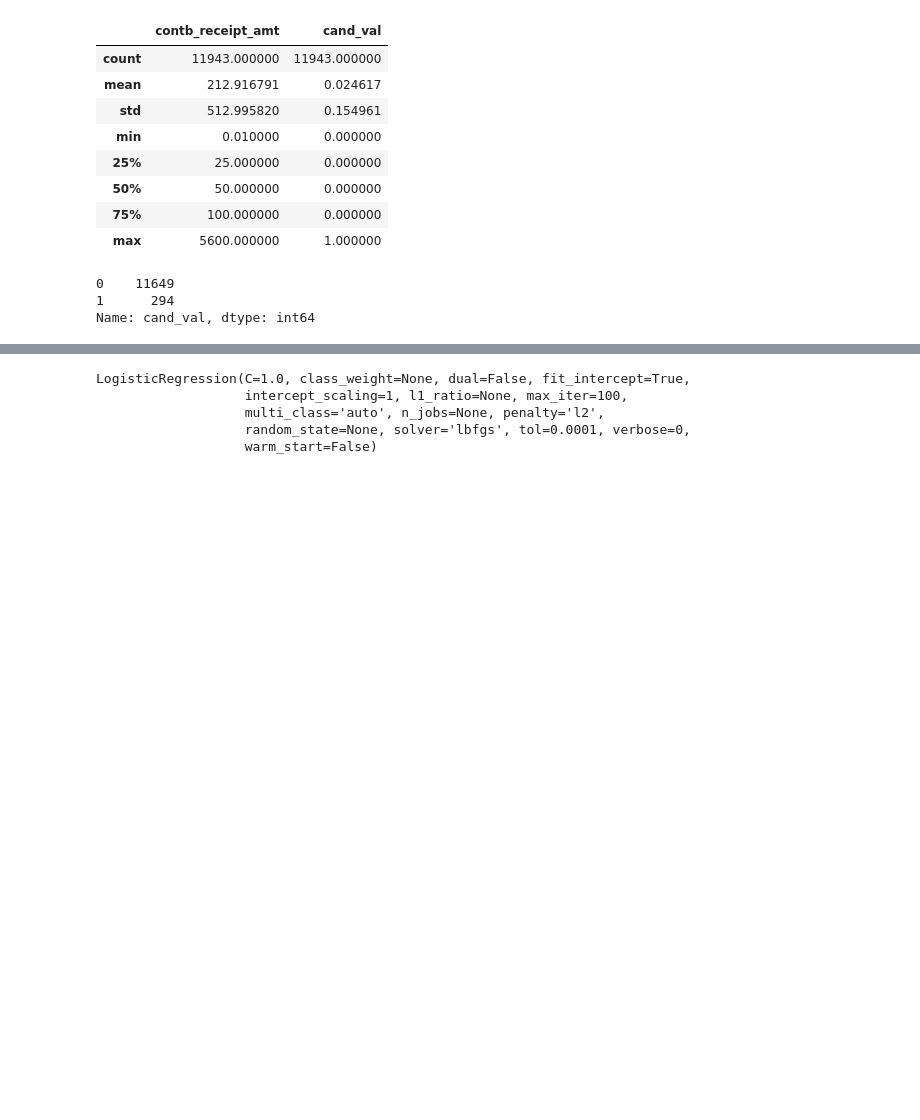
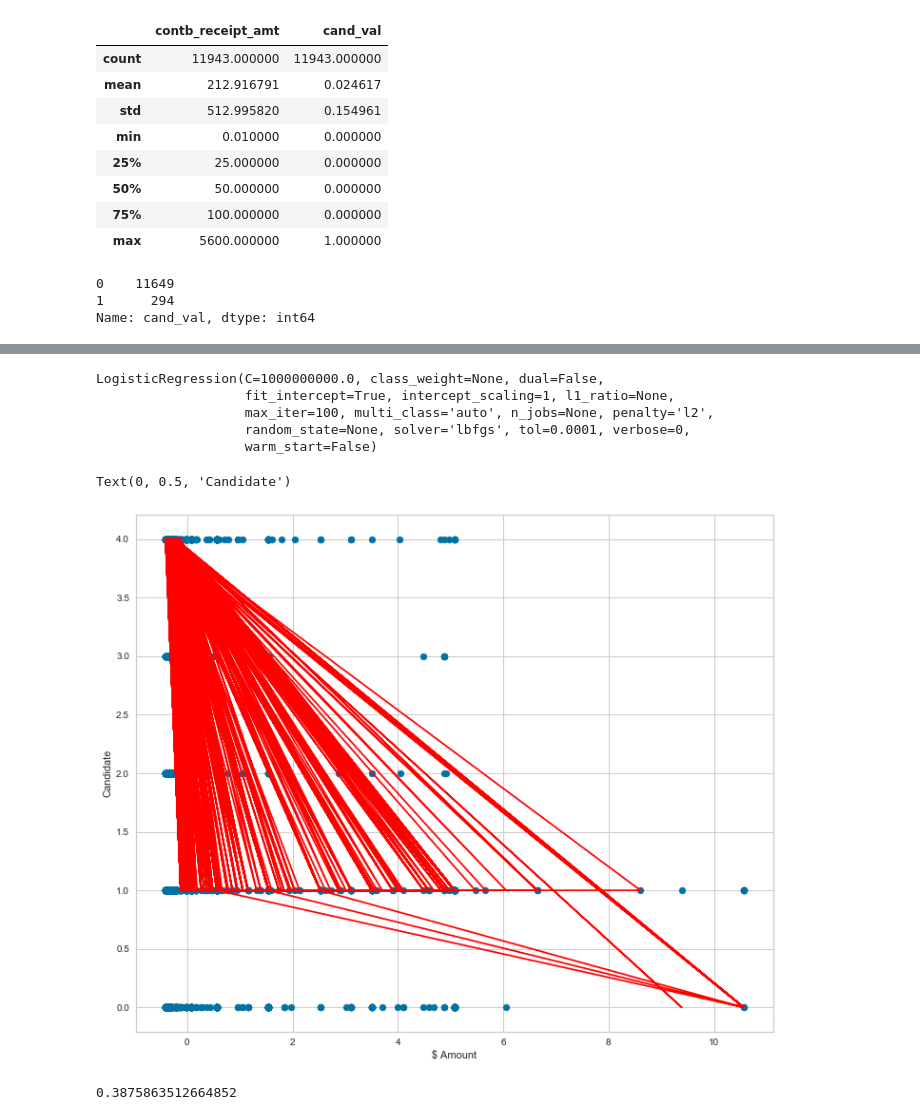
Before and after one commit to ali0003433/predict-recipient-presidential-contributions, a Jupyter notebook: 2. split-by-party.ipynb, the cells around one changed output, grey strips where cells are left out. Cells and saved outputs as stored; diff of their text form; code cells hidden in the pictures; blank space fills up the shorter version.

```diff
--- a/2. split-by-party.ipynb
+++ b/2. split-by-party.ipynb
@@ -149,10 +246,10 @@ X = np.array(X).reshape(-1,1)
 # %%
 # preliminary logistic regression
-lr = LogisticRegression(solver='lbfgs',multi_class='auto')
-lr.fit(X,y)
+lr = LogisticRegression(C=1e9, solver='lbfgs', multi_class='auto')
+lr.fit(X_train, y_train)
 # %% [output]
-LogisticRegression(C=1.0, class_weight=None, dual=False, fit_intercept=True,
-                   intercept_scaling=1, l1_ratio=None, max_iter=100,
-                   multi_class='auto', n_jobs=None, penalty='l2',
+LogisticRegression(C=1000000000.0, class_weight=None, dual=False,
+                   fit_intercept=True, intercept_scaling=1, l1_ratio=None,
+                   max_iter=100, multi_class='auto', n_jobs=None, penalty='l2',
                    random_state=None, solver='lbfgs', tol=0.0001, verbose=0,
                    warm_start=False)
@@ -171,3 +256,17 @@ LogisticRegression(C=1.0, class_weight=None, dual=False, fit_intercept=True,
+# %%
+plt.figure(figsize=(12,10))
+y_train_predict = lr.predict(X_train)
+plt.scatter(X_train, y_train)
+plt.plot(X_train, y_train_predict, color='red')
+plt.xlabel('$ Amount')
+plt.ylabel('Candidate')
+# %% [output]
+Text(0, 0.5, 'Candidate')
+[figure, added]
+# %%
+lr.score(X_train, y_train)
+# %% [output]
+0.3875863512664852
 # %%
 # label encoder
 # one versus rest; one versus one (costly)
```
Also changed, not shown: parts of 32 cells of this notebook.
